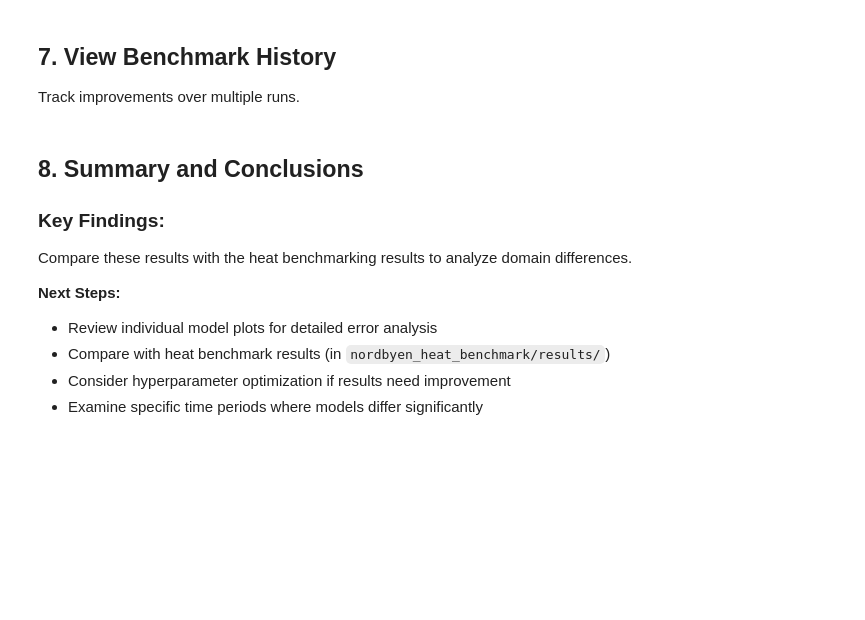
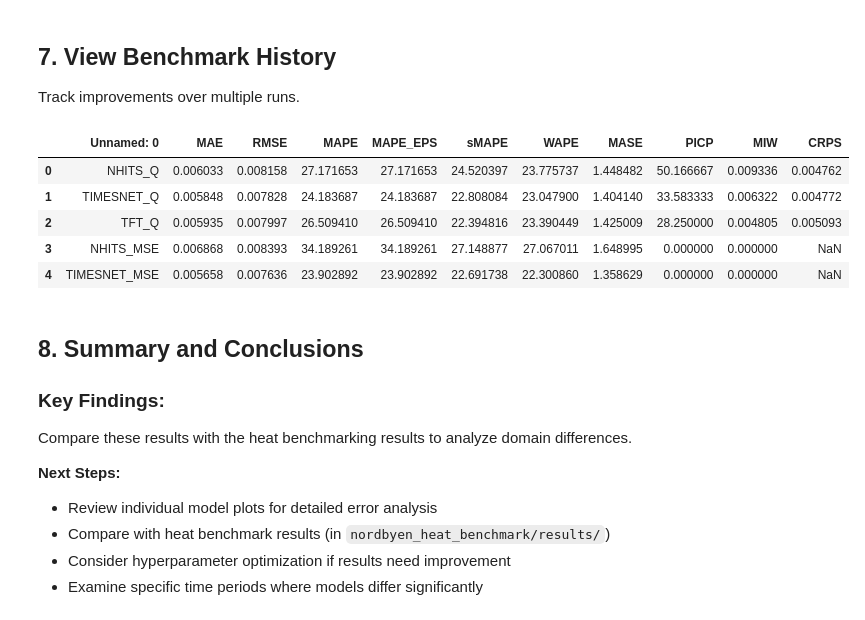
Before and after one commit to shubby1996/ExAI-Timeseries-Thesis, a Jupyter notebook: water_tommerby_benchmark/notebooks/water_benchmark_runner.ipynb, the cells around one changed output. Cells and saved outputs as stored; diff of their text form; code cells hidden in the pictures; blank space fills up the shorter version.

```diff
--- a/water_tommerby_benchmark/notebooks/water_benchmark_runner.ipynb
+++ b/water_tommerby_benchmark/notebooks/water_benchmark_runner.ipynb
@@ -364,6 +351,15 @@ Track improvements over multiple runs.
 #     print(f"   Expected file: {history_file}")
 
 #     print("\n💡 Run a benchmark first to start tracking results.")
+# %%
+pd.read_csv(os.path.join(RESULTS_DIR,"benchmark_metrics_comparison.csv"))
+# %% [output]
+|  | Unnamed: 0 | MAE | RMSE | MAPE | MAPE_EPS | sMAPE | WAPE | MASE | PICP | MIW | CRPS |
+| 0 | NHITS_Q | 0.006033 | 0.008158 | 27.171653 | 27.171653 | 24.520397 | 23.775737 | 1.448482 | 50.166667 | 0.009336 | 0.004762 |
+| 1 | TIMESNET_Q | 0.005848 | 0.007828 | 24.183687 | 24.183687 | 22.808084 | 23.047900 | 1.404140 | 33.583333 | 0.006322 | 0.004772 |
+| 2 | TFT_Q | 0.005935 | 0.007997 | 26.509410 | 26.509410 | 22.394816 | 23.390449 | 1.425009 | 28.250000 | 0.004805 | 0.005093 |
+| 3 | NHITS_MSE | 0.006868 | 0.008393 | 34.189261 | 34.189261 | 27.148877 | 27.067011 | 1.648995 | 0.000000 | 0.000000 | NaN |
+| 4 | TIMESNET_MSE | 0.005658 | 0.007636 | 23.902892 | 23.902892 | 22.691738 | 22.300860 | 1.358629 | 0.000000 | 0.000000 | NaN |
 # %% [markdown]
 ## 8. Summary and Conclusions
 
```
Also changed, not shown: parts of 8 cells of this notebook, 19 other files.
